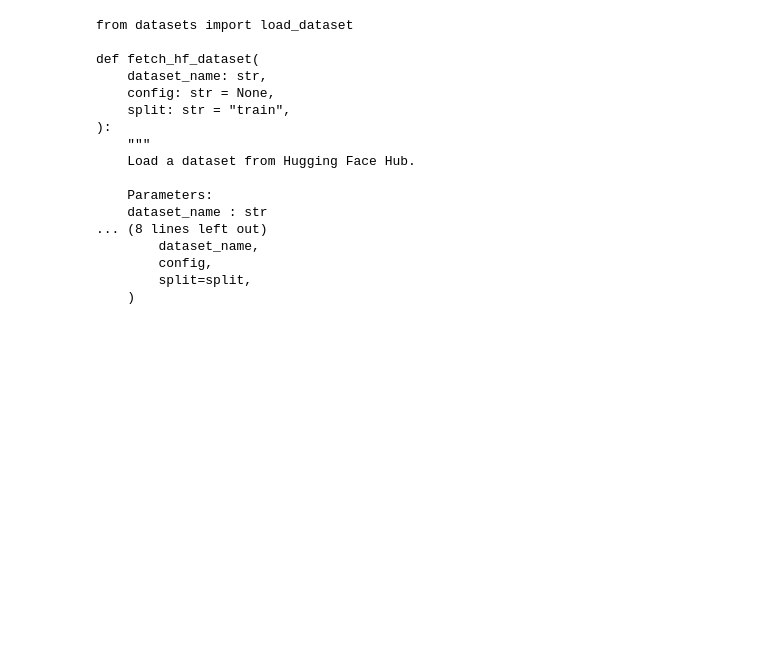
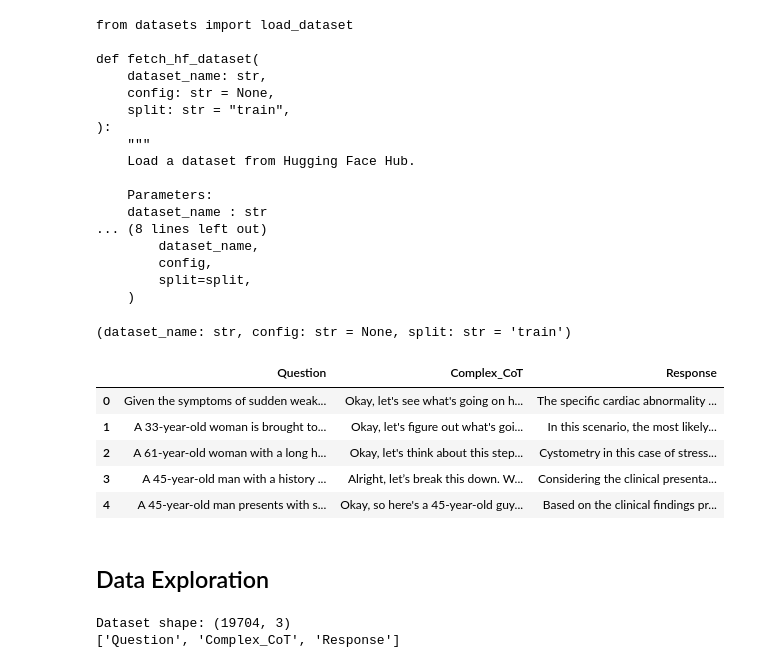
Before and after one commit to xueqingnie/ml-ai-portfolio, a Jupyter notebook: 01-medical-reasoning-llm/notebooks/01_data_cleaning.ipynb, the cells around one changed output. Cells and saved outputs as stored; diff of their text form; code cells hidden in the pictures; blank space fills up the shorter version.

```diff
--- a/01-medical-reasoning-llm/notebooks/01_data_cleaning.ipynb
+++ b/01-medical-reasoning-llm/notebooks/01_data_cleaning.ipynb
@@ -69,3 +59,15 @@ def fetch_hf_dataset(
         config,
         split=split,
     )
+# %%
+import importlib
+import src.data
+
+importlib.reload(src.data)
+
+from src.data import fetch_hf_dataset
+
+import inspect
+print(inspect.signature(fetch_hf_dataset))
+# %% [output]
+(dataset_name: str, config: str = None, split: str = 'train')
@@ -71,0 +82,17 @@ def fetch_hf_dataset(
+# %%
+df.head()
+# %% [output]
+|  | Question | Complex_CoT | Response |
+| 0 | Given the symptoms of sudden weak... | Okay, let's see what's going on h... | The specific cardiac abnormality ... |
+| 1 | A 33-year-old woman is brought to... | Okay, let's figure out what's goi... | In this scenario, the most likely... |
+| 2 | A 61-year-old woman with a long h... | Okay, let's think about this step... | Cystometry in this case of stress... |
+| 3 | A 45-year-old man with a history ... | Alright, let’s break this down. W... | Considering the clinical presenta... |
+| 4 | A 45-year-old man presents with s... | Okay, so here's a 45-year-old guy... | Based on the clinical findings pr... |
+# %% [markdown]
+## Data Exploration
+# %%
+print("Dataset shape:", df.shape)
+print(df.columns.tolist())
+# %% [output]
+Dataset shape: (19704, 3)
+['Question', 'Complex_CoT', 'Response']
```
Also changed, not shown: parts of 13 cells of this notebook.
